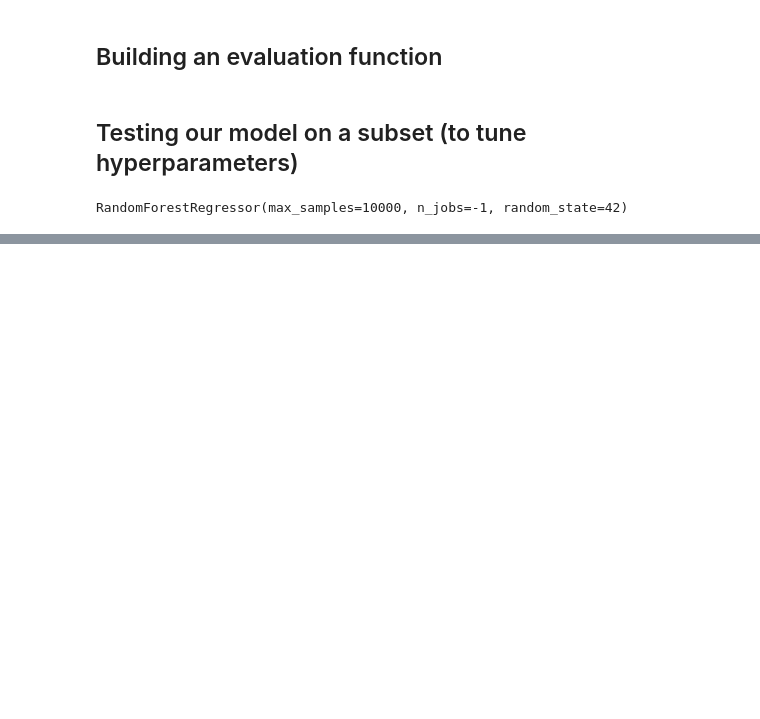
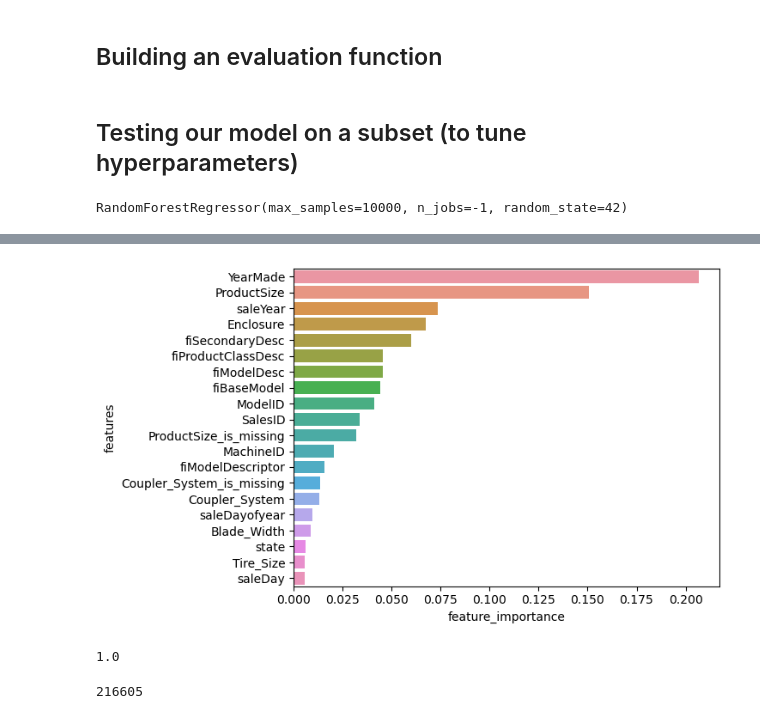
Before and after one commit to ephalt/bulldozer-sale-price-prediction, a Jupyter notebook: Notebook/end-to-end-bulldozers-price-regression.ipynb, the cells around one changed output, grey strips where cells are left out. Saved outputs shown, nothing was run; the diff lists cells and outputs as text; code cells hidden in the pictures; blank space fills up the shorter version.

Commit message:
Feature importance

```diff
--- a/Notebook/end-to-end-bulldozers-price-regression.ipynb
+++ b/Notebook/end-to-end-bulldozers-price-regression.ipynb
@@ -853,0 +811,12 @@ def preprocess_data(df):
+# %%
+%%time
+# Most ideal hyperparameters
+ideal_model = RandomForestRegressor(n_estimators=90,
+                                   min_samples_leaf=1,
+                                   min_samples_split=14,
+                                   max_features=0.5,
+                                   n_jobs=-1,
+                                   max_samples=None,
+                                   random_state=42) # random state so our results are reproducible
+# Fit the ideal model
+ideal_model.fit(X_train, y_train)
@@ -853,0 +838,8 @@ def preprocess_data(df):
+# %%
+%%time
+# Faster model
+fast_model = RandomForestRegressor(n_estimators=40,
+                                   min_samples_leaf=3,
+                                   max_features=0.5,
+                                   n_jobs=-1)
+fast_model.fit(X_train, y_train)
@@ -853,0 +1019,26 @@ def preprocess_data(df):
+# %%
+import seaborn as sns
+
+# Helper function for plotting feature importance
+def plot_features(columns, importances, n=20):
+    df = (pd.DataFrame({"features": columns,
+                        "feature_importance": importances})
+          .sort_values("feature_importance", ascending=False)
+          .reset_index(drop=True))
+
+    sns.barplot(x="feature_importance",
+                y="features",
+                data=df[:n],
+                orient="h")
+# %%
+plot_features(X_train.columns, ideal_model.feature_importances_)
+# %% [output]
+[figure, added]
+# %%
+sum(ideal_model.feature_importances_)
+# %% [output]
+1.0
+# %%
+df.ProductSize.isna().sum()
+# %% [output]
+216605
```
Also changed, not shown: parts of 70 cells of this notebook, 2 other files.
